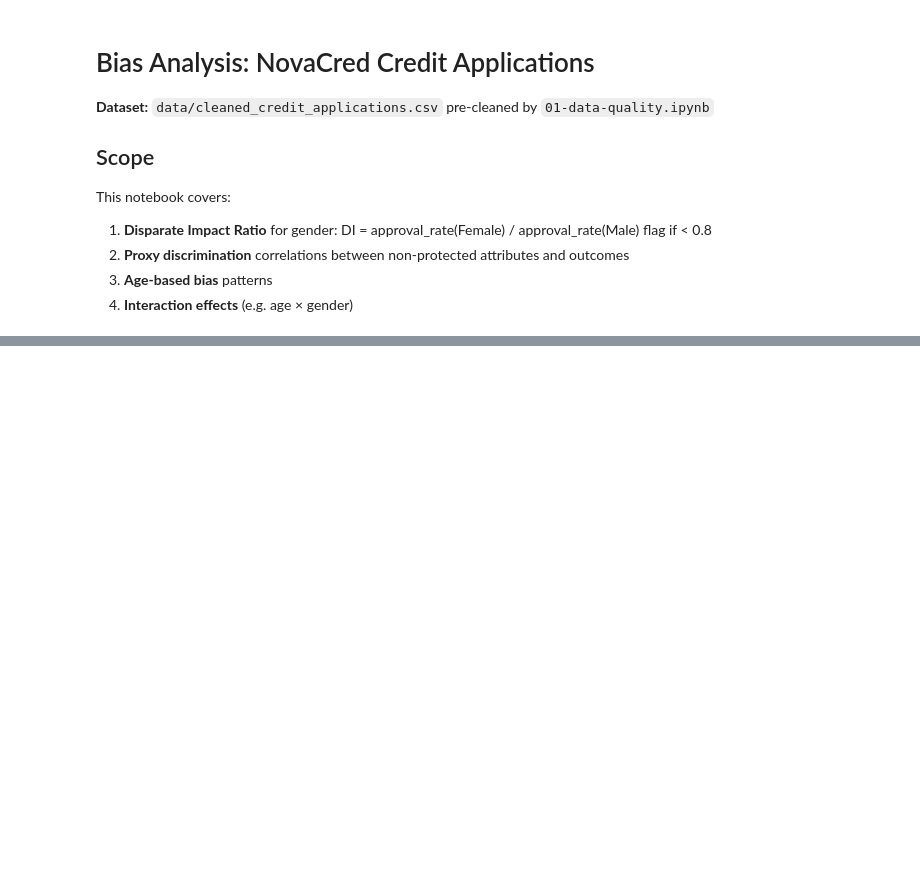
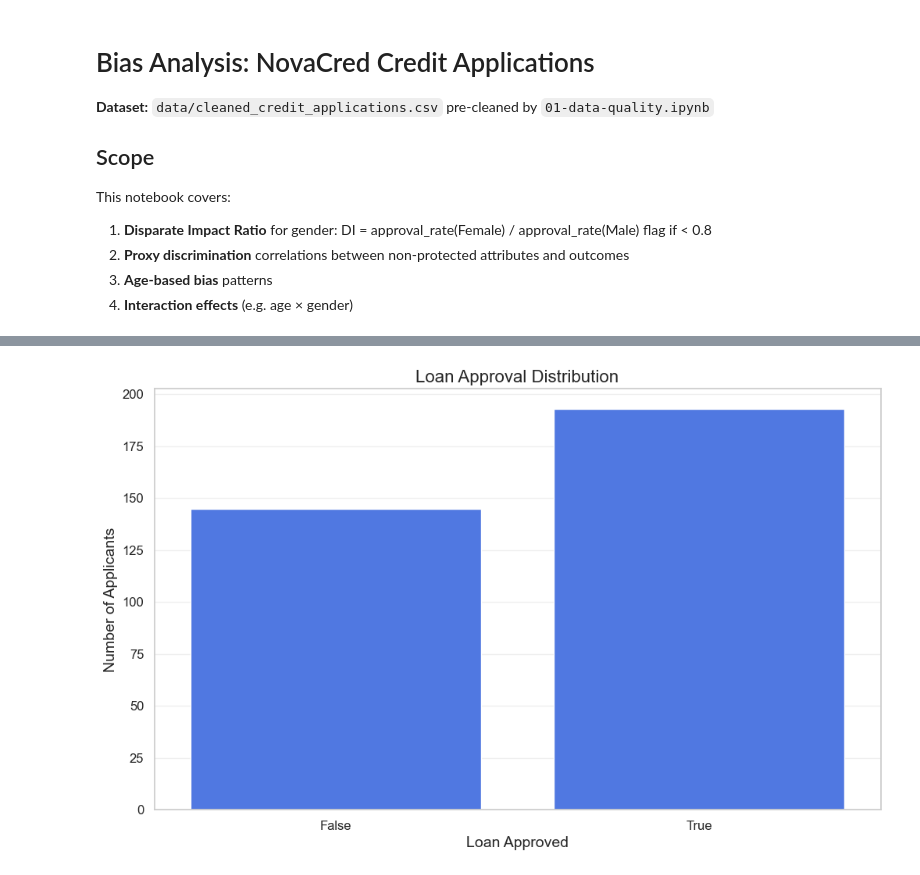
Before and after one commit to RubenVet9938/dego-project-team8, a Jupyter notebook: notebooks/02-bias-analysis.ipynb, the cells around one changed output, grey strips where cells are left out. Drawn from its saved outputs; the diff is of its cells as text; code cells hidden in the pictures; blank space fills up the shorter version.

Commit message:
-Added TODO list
-Added Visualizations for approval rate by gender and age group

-Added Correlation Matrix

-Added preliminary investigation for gender bias, age discrimination

```diff
--- a/notebooks/02-bias-analysis.ipynb
+++ b/notebooks/02-bias-analysis.ipynb
@@ -37,0 +156,8 @@ Loaded 500 records with 37 columns
+# %%
+sns.countplot(x="decision_loan_approved", data=df_analysis)
+plt.title("Loan Approval Distribution")
+plt.ylabel("Number of Applicants")
+plt.xlabel("Loan Approved")
+plt.show()
+# %% [output]
+[figure, added]
```
Also changed, not shown: parts of 13 cells of this notebook, 1 other file.
